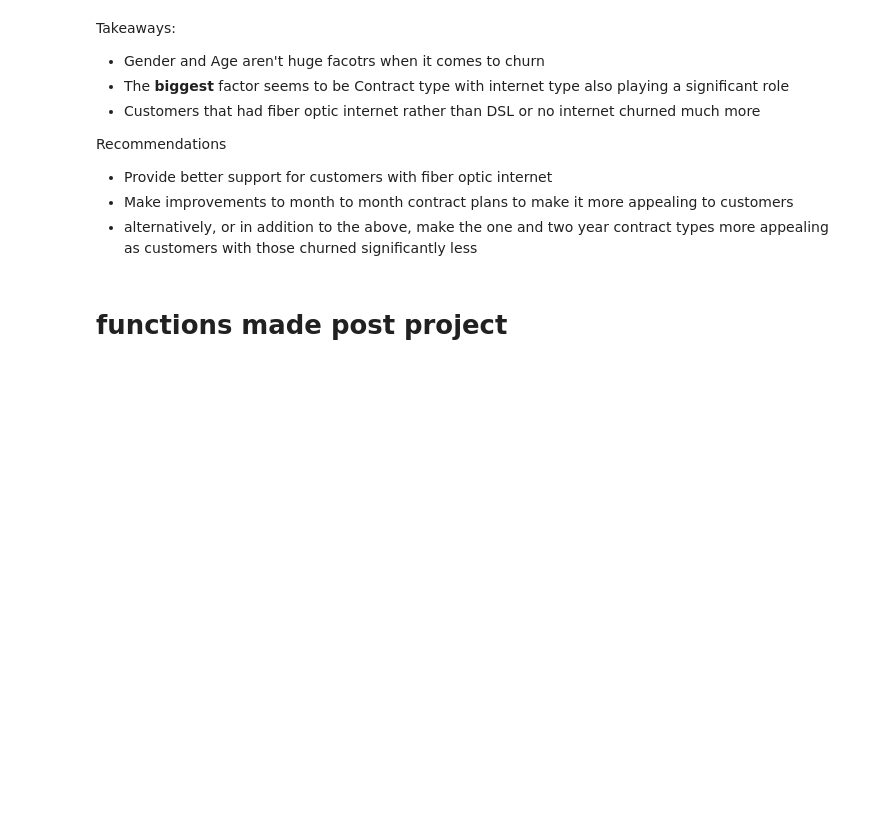
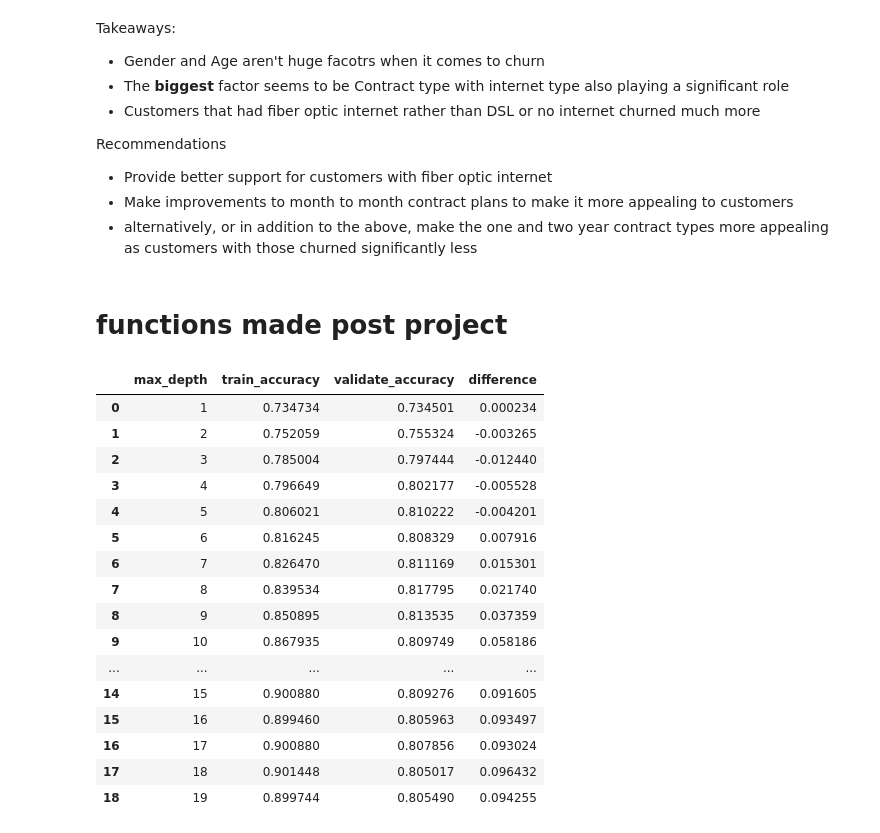
Before and after one commit to shawn-brown12/classification_project, a Jupyter notebook: Project_Workbook.ipynb, the cells around one changed output. Cells and saved outputs as stored; diff of their text form; code cells hidden in the pictures; blank space fills up the shorter version.

```diff
--- a/Project_Workbook.ipynb
+++ b/Project_Workbook.ipynb
@@ -1181,0 +779,53 @@ df
+# %%
+def rf_gen():
+
+    metrics = []
+
+    for i in range(1, 20):
+
+        '''
+        This function will create a dataframe of Random Forest models of varying max_depths and compare the differences from the train and validate sets
+        '''
+        # Make the model
+        rf = RandomForestClassifier(max_depth=i, min_samples_leaf=3, n_estimators=200, random_state=42)
+
+        # Fit the model (on train and only train)
+        rf = rf.fit(X_train, y_train)
+
+        # Use the model
+        # We'll evaluate the model's performance on train, first
+        in_sample_accuracy = rf.score(X_train, y_train)
+
+        out_of_sample_accuracy = rf.score(X_validate, y_validate)
+
+        output = {
+            "max_depth": i,
+            "train_accuracy": in_sample_accuracy,
+            "validate_accuracy": out_of_sample_accuracy
+            }
+
+        metrics.append(output)
+
+    df = pd.DataFrame(metrics)
+    df["difference"] = df.train_accuracy - df.validate_accuracy
+    return df
+# %%
+rf_gen()
+# %% [output]
+|  | max_depth | train_accuracy | validate_accuracy | difference |
+| 0 | 1 | 0.734734 | 0.734501 | 0.000234 |
+| 1 | 2 | 0.752059 | 0.755324 | -0.003265 |
+| 2 | 3 | 0.785004 | 0.797444 | -0.012440 |
+| 3 | 4 | 0.796649 | 0.802177 | -0.005528 |
+| 4 | 5 | 0.806021 | 0.810222 | -0.004201 |
+| 5 | 6 | 0.816245 | 0.808329 | 0.007916 |
+| 6 | 7 | 0.826470 | 0.811169 | 0.015301 |
+| 7 | 8 | 0.839534 | 0.817795 | 0.021740 |
+| 8 | 9 | 0.850895 | 0.813535 | 0.037359 |
+| 9 | 10 | 0.867935 | 0.809749 | 0.058186 |
+| ... | ... | ... | ... | ... |
+| 14 | 15 | 0.900880 | 0.809276 | 0.091605 |
+| 15 | 16 | 0.899460 | 0.805963 | 0.093497 |
+| 16 | 17 | 0.900880 | 0.807856 | 0.093024 |
+| 17 | 18 | 0.901448 | 0.805017 | 0.096432 |
+| 18 | 19 | 0.899744 | 0.805490 | 0.094255 |
```
Also changed, not shown: parts of 77 cells of this notebook, 3 other files.
